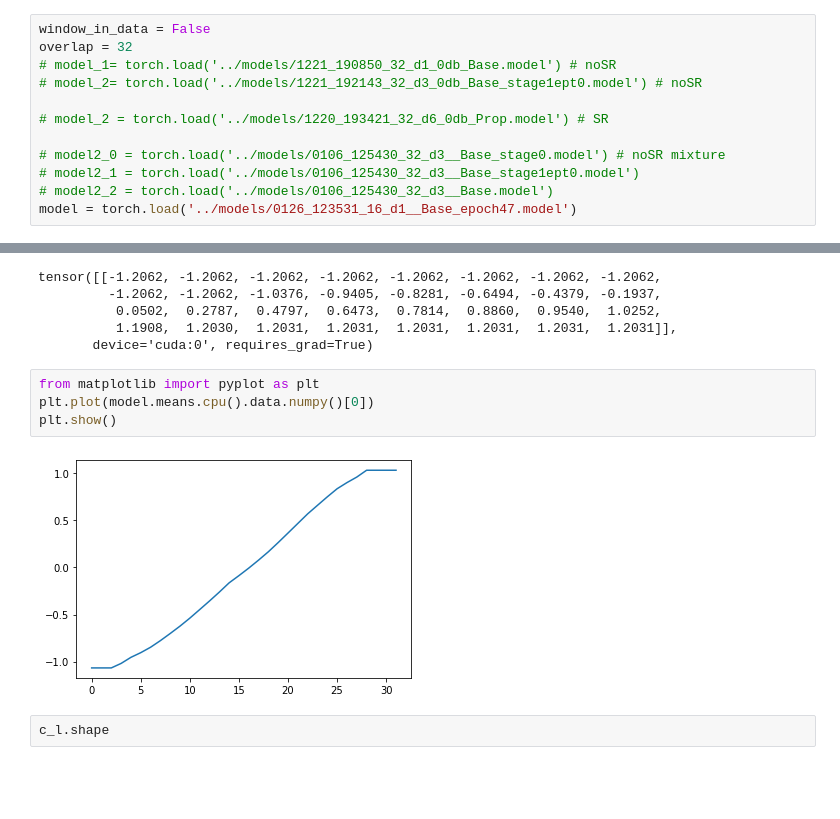
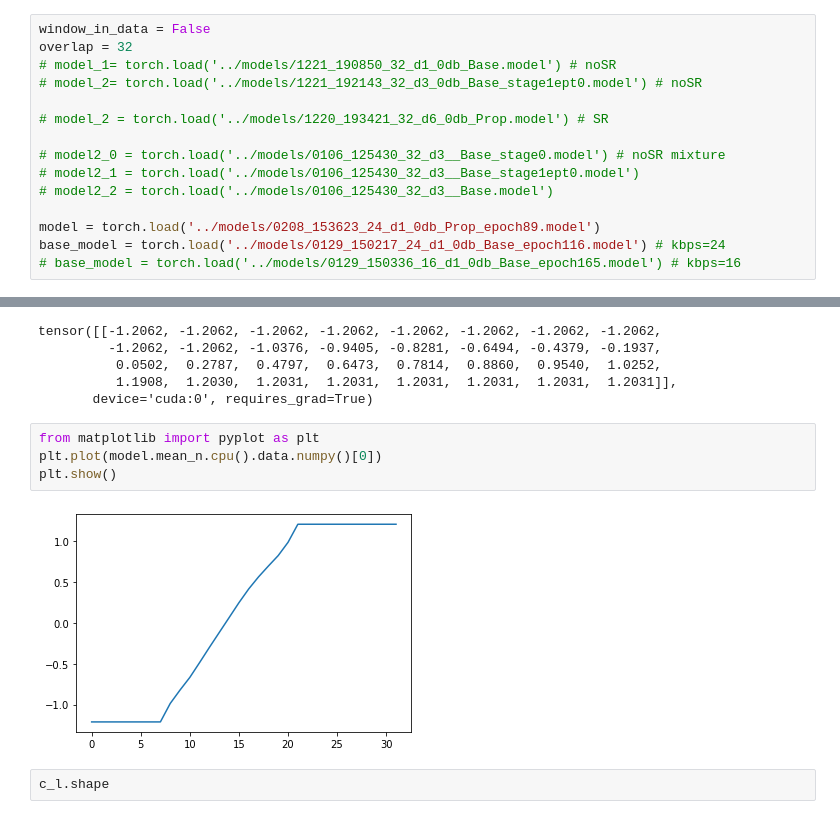
Before and after one commit to haiciyang/SANAC, a Jupyter notebook: src/Listenning_test_0610.ipynb, the cells around one changed output, grey strips where cells are left out. Saved outputs shown, nothing was run; the diff lists cells and outputs as text; blank space fills up the shorter version.

```diff
--- a/src/Listenning_test_0610.ipynb
+++ b/src/Listenning_test_0610.ipynb
@@ -272,7 +272,10 @@ overlap = 32
 # model2_0 = torch.load('../models/0106_125430_32_d3__Base_stage0.model') # noSR mixture
 # model2_1 = torch.load('../models/0106_125430_32_d3__Base_stage1ept0.model')
 # model2_2 = torch.load('../models/0106_125430_32_d3__Base.model')
-model = torch.load('../models/0126_123531_16_d1__Base_epoch47.model')
+
+model = torch.load('../models/0208_153623_24_d1_0db_Prop_epoch89.model')
+base_model = torch.load('../models/0129_150217_24_d1_0db_Base_epoch116.model') # kbps=24
+# base_model = torch.load('../models/0129_150336_16_d1_0db_Base_epoch165.model') # kbps=16
 # %%
 # c, x, c_l, x_l = gen_sound(i=1, db=0, window_in_data=window_in_data)
 # ipd.Audio(x/max(x), rate = 16000)
@@ -452,10 +469,10 @@ tensor([[-1.2062, -1.2062, -1.2062, -1.2062, -1.2062, -1.2062, -1.2062, -1.2062,
        device='cuda:0', requires_grad=True)
 # %%
 from matplotlib import pyplot as plt
-plt.plot(model.means.cpu().data.numpy()[0])
+plt.plot(model.mean_n.cpu().data.numpy()[0])
 plt.show()
 # %% [output]
-[figure, old version]
+[figure, new version]
 # %%
 c_l.shape
 # %% [output]
```
Also changed, not shown: parts of 7 cells of this notebook, 16 other files.
